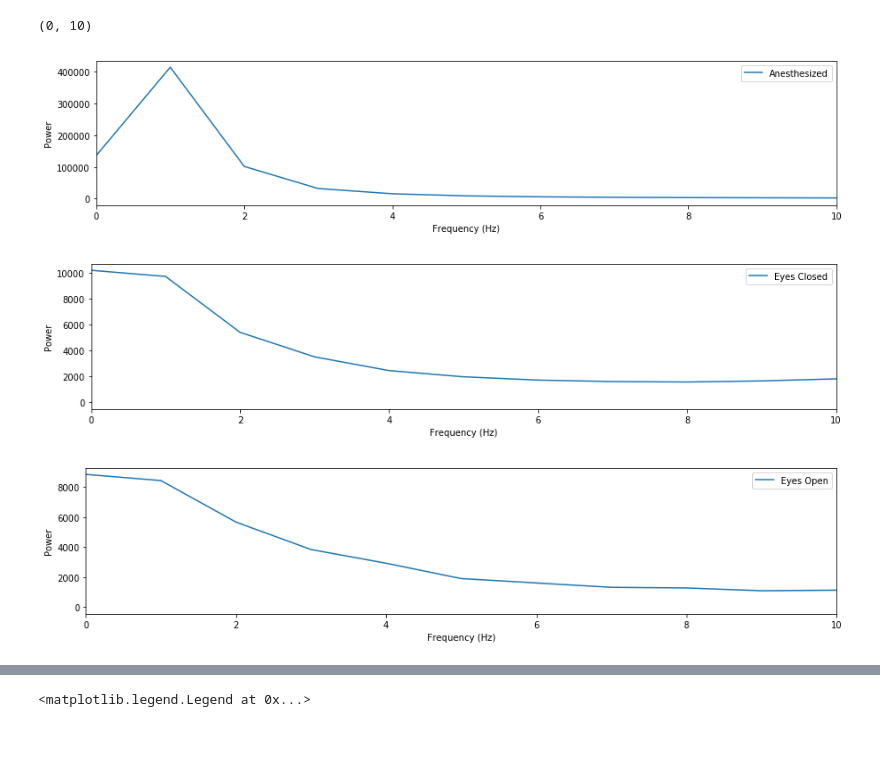
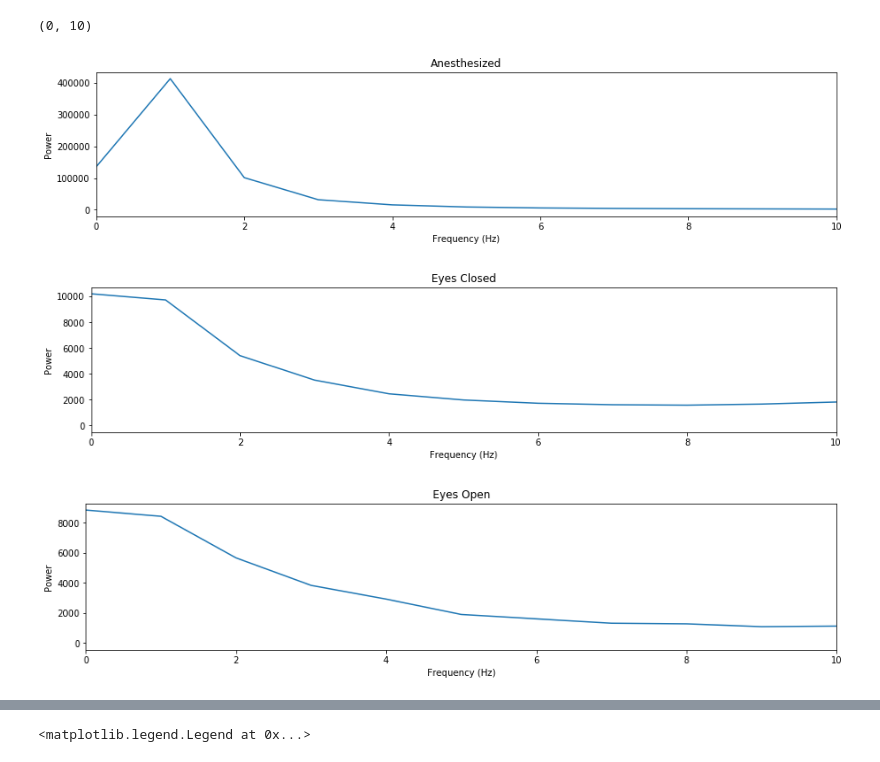
Before and after one commit to ajkeamy/Monkey_Analysis, a Jupyter notebook: Final_Project.ipynb, the cells around one changed output, grey strips where cells are left out. Cells and saved outputs as stored; diff of their text form; code cells hidden in the pictures.

```diff
--- a/Final_Project.ipynb
+++ b/Final_Project.ipynb
@@ -135,28 +139,30 @@ plt.title('scipy Spectrogram');
 # %%
 # Anesthesized has a lot more power.
 spg_anes = np.mean(anes_sp,axis=1)
 spg_open = np.mean(open_sp,axis=1)
 spg_closed = np.mean(closed_sp,axis=1)
 plt.figure(figsize=(15,3))
-plt.plot(f_sp,spg_anes,label="Anesthesized")
+plt.plot(f_sp,spg_anes)
 plt.xlabel("Frequency (Hz)"); plt.ylabel("Power")
-plt.legend()
+plt.title('Anesthesized')
 plt.xlim([0,10])
+
 plt.figure(figsize=(15,3))
-plt.plot(f_sp,spg_closed,label="Eyes Closed")
+plt.plot(f_sp,spg_closed)
 plt.xlabel("Frequency (Hz)"); plt.ylabel("Power")
-plt.legend()
+plt.title('Eyes Closed')
 plt.xlim([0,10])
+
 plt.figure(figsize=(15,3))
 plt.plot(f_sp,spg_open,label="Eyes Open")
 plt.xlabel("Frequency (Hz)"); plt.ylabel("Power")
-plt.legend()
+plt.title('Eyes Open')
 plt.xlim([0,10])
 # %% [output]
 (0, 10)
-[figure, old version]
+[figure, new version]
-[figure, old version]
+[figure, new version]
-[figure, old version]
+[figure, new version]
 # %%
 def compute_pwsp(sig, fs):
     pwsp = np.abs(np.fft.fft(sig))**2
```
Also changed, not shown: parts of 10 cells of this notebook, 2 other files.
